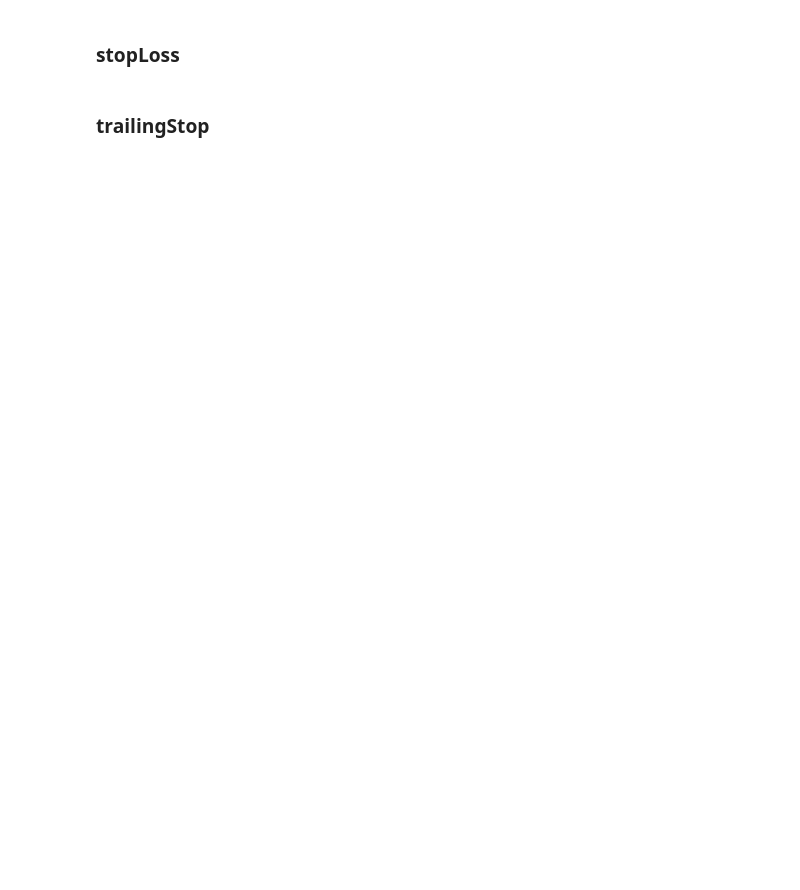
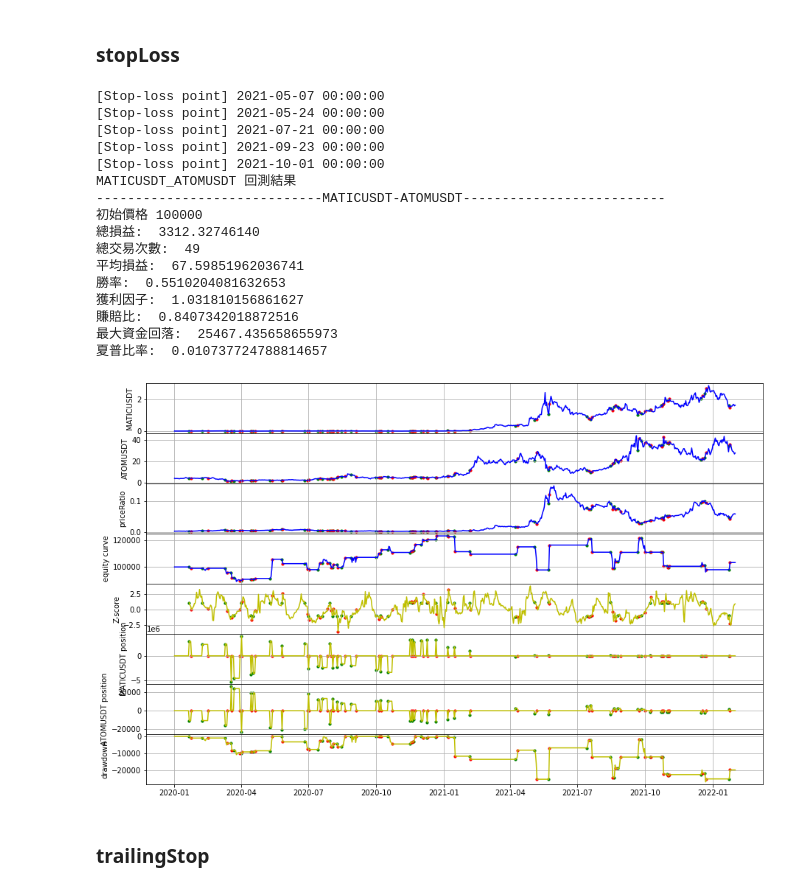
Before and after one commit to jochien889/backtrading, a Jupyter notebook: pairTrade_demo.ipynb, the cells around one changed output. Saved outputs shown, nothing was run; the diff lists cells and outputs as text; code cells hidden in the pictures; blank space fills up the shorter version.

```diff
--- a/pairTrade_demo.ipynb
+++ b/pairTrade_demo.ipynb
@@ -75,9 +69,27 @@ A.df['zscore'].dropna()
 # %%
 df1 = df[['MATICUSDT', 'ATOMUSDT']]
 A = pairTrade(df1)
-A.indicator(tradeType = 'ratio')
-A.strategy(strategyType = 'divergence', actionType = 'amount', entry = 1, exit = 0.2, signalStopLoss = 1.2, stopLossType = 'stopLoss', stopLossPara = 0.08)
+A.indicator(tradeType = 'priceRatio')
+A.strategy(strategyType = 'divergence', actionType = 'amount', entry = 1, exit = 0.2, signalStopLoss = 1.2, stopLossType = 'fixedStoploss', stopLossPara = 0.08)
 A.pplot()
+# %% [output]
+[Stop-loss point] 2021-05-07 00:00:00
+[Stop-loss point] 2021-05-24 00:00:00
+[Stop-loss point] 2021-07-21 00:00:00
+[Stop-loss point] 2021-09-23 00:00:00
+[Stop-loss point] 2021-10-01 00:00:00
+MATICUSDT_ATOMUSDT 回測結果
+-----------------------------MATICUSDT-ATOMUSDT--------------------------
+初始價格 100000
+總損益:  3312.32746140
+總交易次數:  49
+平均損益:  67.59851962036741
+勝率:  0.5510204081632653
+獲利因子:  1.031810156861627
+賺賠比:  0.8407342018872516
+最大資金回落:  25467.435658655973
+夏普比率:  0.010737724788814657
+[figure, added]
 # %% [markdown]
 ### trailingStop
 # %%
```
Also changed, not shown: parts of 20 cells of this notebook, 2 other files.
